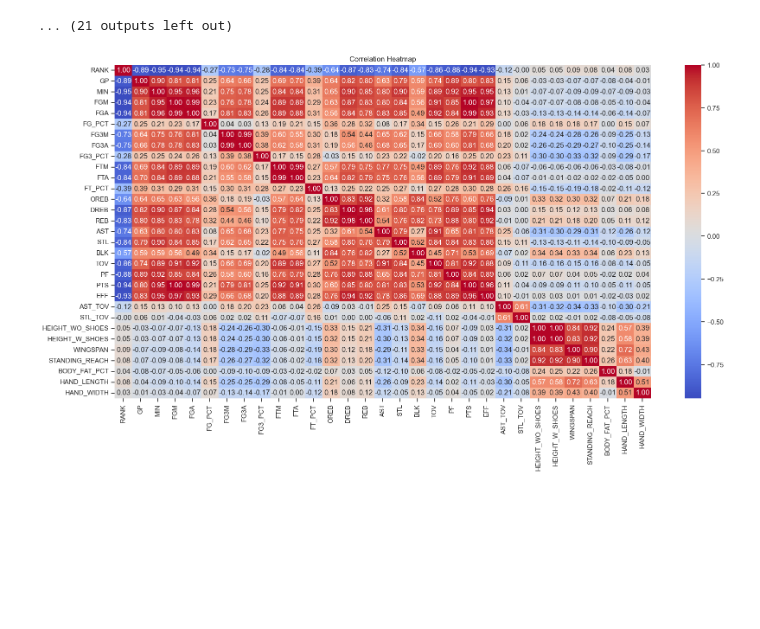
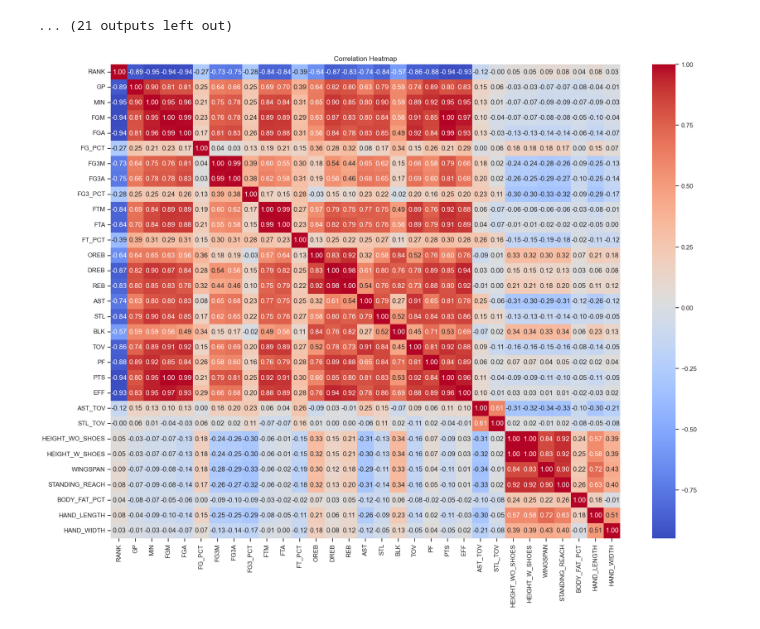
Before and after one commit to mannievilla/NBA-Draft-Selections, a Jupyter notebook: NBA_webscrape.ipynb, the cells around one changed output. Saved outputs shown, nothing was run; the diff lists cells and outputs as text; code cells hidden in the pictures; blank space fills up the shorter version.

```diff
--- a/NBA_webscrape.ipynb
+++ b/NBA_webscrape.ipynb
@@ -1198,15 +1198,15 @@ for col in nba_df.drop(columns=['PLAYER']).columns:
 # %%
 #visualization imports
 import seaborn as sns
 
 # Calculate the correlation matrix
 correlation_matrix = nba_df.corr()
 
 
 # Create the heatmap with annotations
-plt.figure(figsize=(20, 10))
+plt.figure(figsize=(20, 15))
 sns.heatmap(correlation_matrix, annot=True, cmap='coolwarm', fmt='.2f', annot_kws={'size': 12})
 plt.title('Correlation Heatmap')
 plt.show()
 # %% [output]
-[figure, old version]
+[figure, new version]
```
Also changed, not shown: parts of 8 cells of this notebook.
